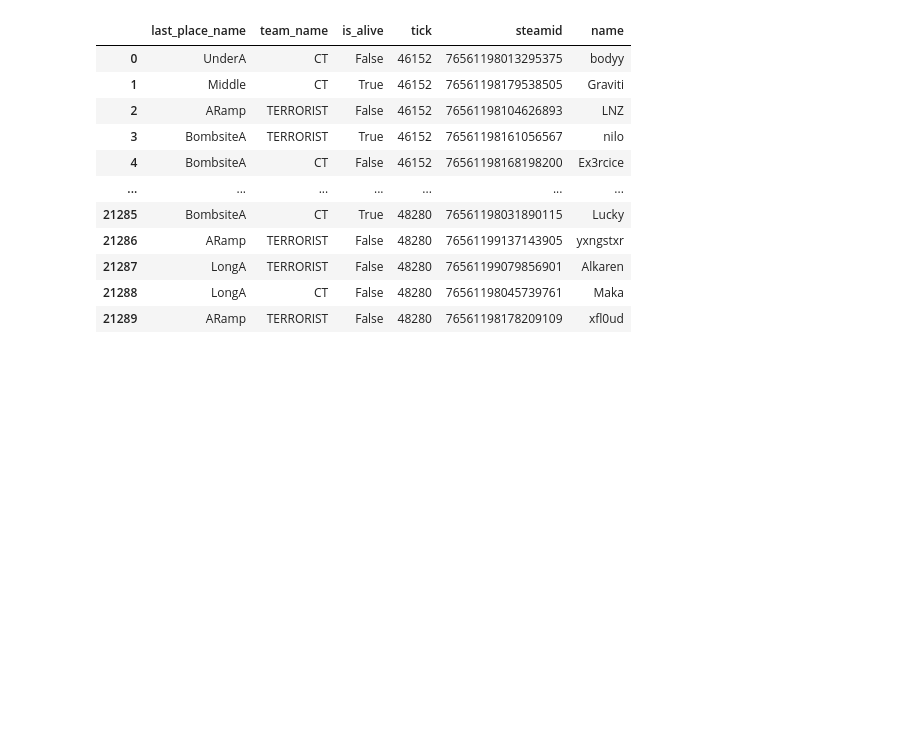
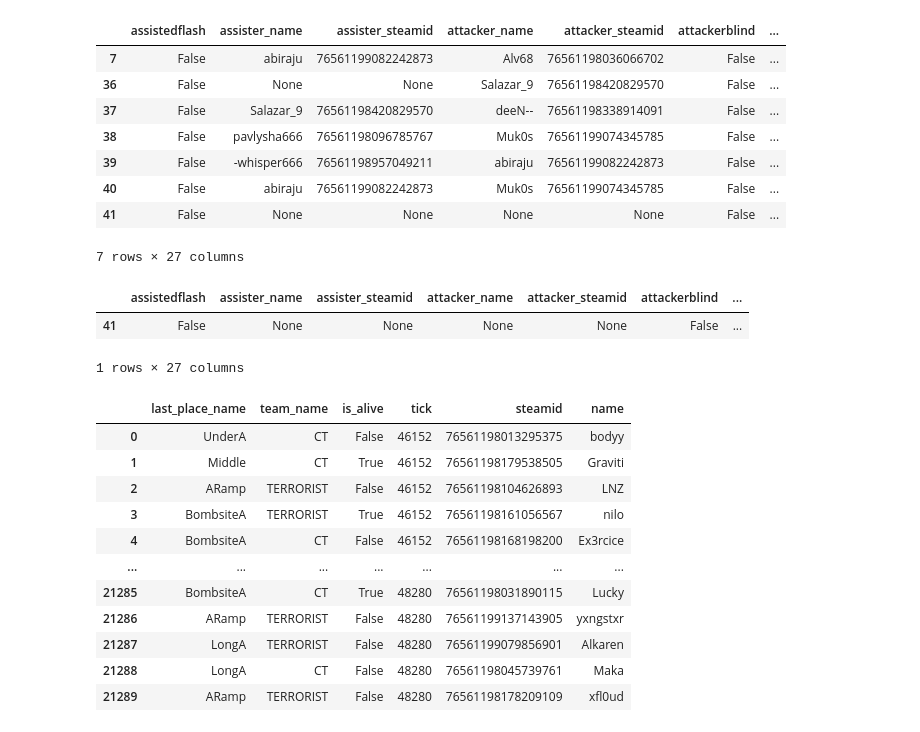
Before and after one commit to Zak9O/process-csgo-star-team, a Jupyter notebook: Experiment.ipynb, the cells around one changed output. Saved outputs shown, nothing was run; the diff lists cells and outputs as text; code cells hidden in the pictures; blank space fills up the shorter version.

```diff
--- a/Experiment.ipynb
+++ b/Experiment.ipynb
@@ -13,3 +82,27 @@ bomb_planted = parser.parse_event(
+# %%
+events_death  = parser.parse_event('player_death', other=['total_rounds_played'])
+# %%
+events_death[events_death['total_rounds_played'] == 1]
+# %% [output]
+|  | assistedflash | assister_name | assister_steamid | attacker_name | attacker_steamid | attackerblind | ... |
+| 7 | False | abiraju | 76561199082242873 | Alv68 | 76561198036066702 | False | ... |
+| 36 | False | None | None | Salazar_9 | 76561198420829570 | False | ... |
+| 37 | False | Salazar_9 | 76561198420829570 | deeN-- | 76561198338914091 | False | ... |
+| 38 | False | pavlysha666 | 76561198096785767 | Muk0s | 76561199074345785 | False | ... |
+| 39 | False | -whisper666 | 76561198957049211 | abiraju | 76561199082242873 | False | ... |
+| 40 | False | abiraju | 76561199082242873 | Muk0s | 76561199074345785 | False | ... |
+| 41 | False | None | None | None | None | False | ... |
+7 rows × 27 columns
+# %%
+start = 20095
+end = 22719
+events_death[
+            (events_death["tick"] >= start) & (events_death["tick"] <= end)
+        ]
+# %% [output]
+|  | assistedflash | assister_name | assister_steamid | attacker_name | attacker_steamid | attackerblind | ... |
+| 41 | False | None | None | None | None | False | ... |
+1 rows × 27 columns
 # %%
 round = bomb_defused['total_rounds_played'].iloc[0]
 end_t = bomb_defused[bomb_defused['total_rounds_played'] == round].iloc[0]['tick']
```
Also changed, not shown: parts of 6 cells of this notebook, 3 other files.
